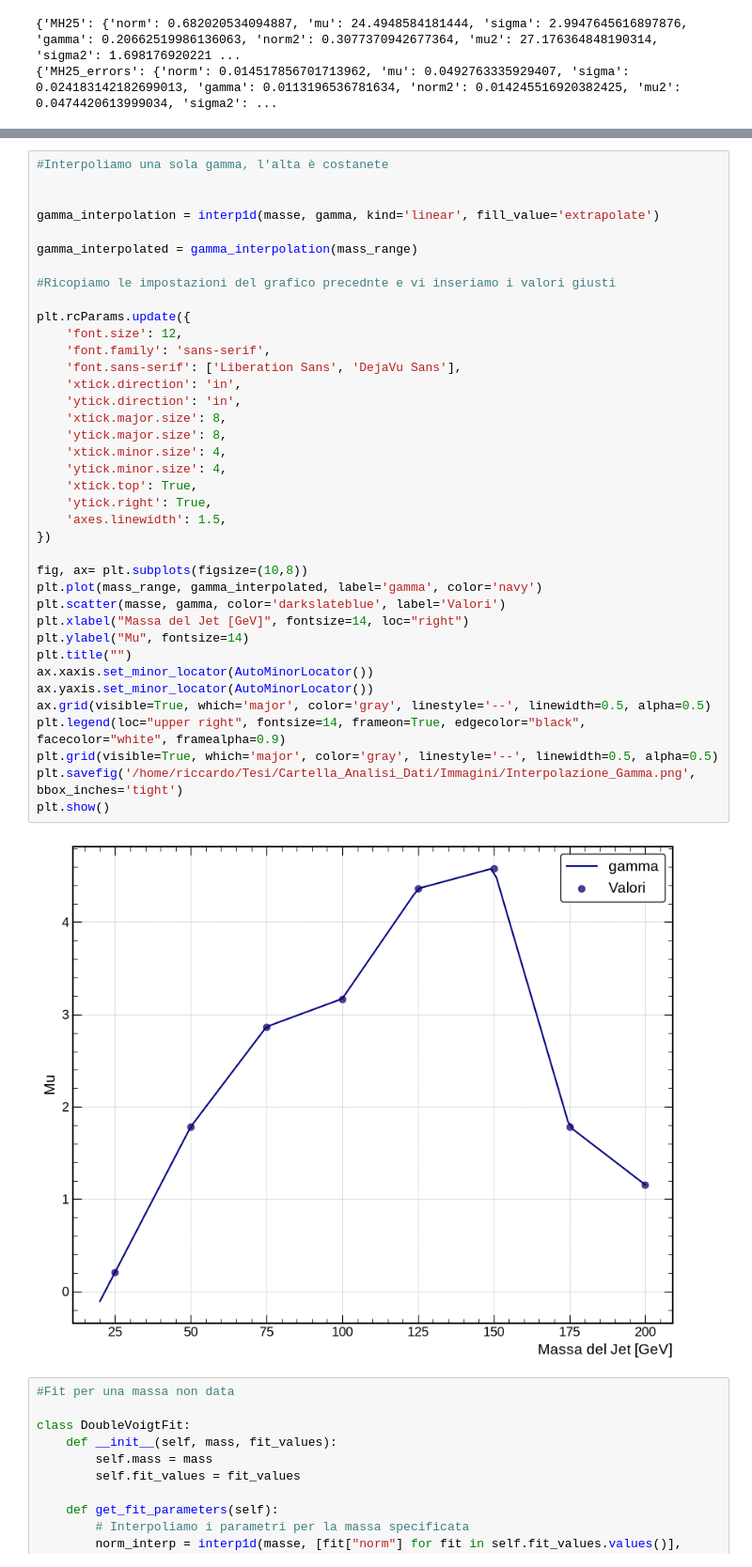
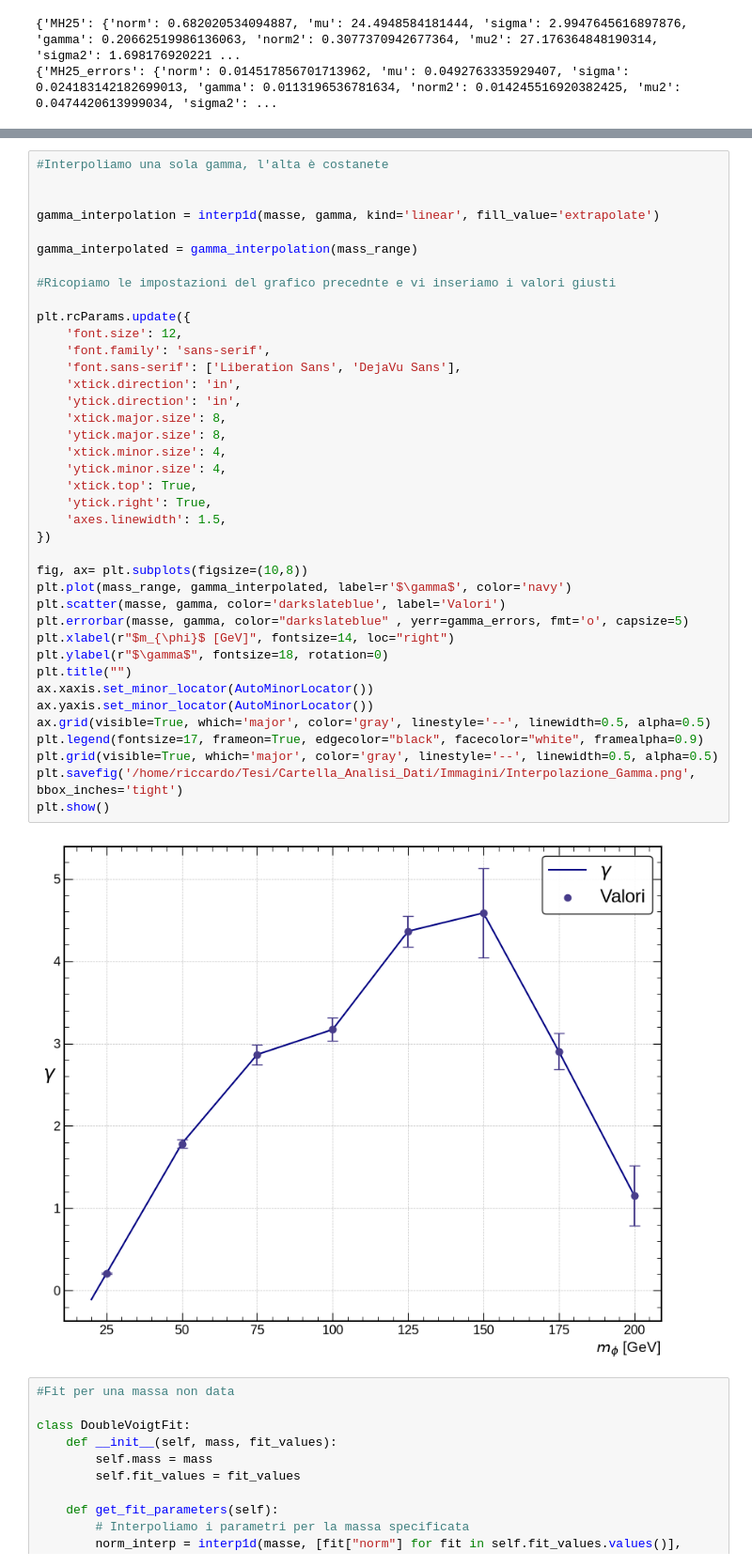
Before and after one commit to riccardocanterini-cyber/Tesi, a Jupyter notebook: Fit_Bifunzione/Interpolazione_BF.ipynb, the cells around one changed output, grey strips where cells are left out. Shown at 94% size. Cells and saved outputs as stored; diff of their text form.

```diff
--- a/Fit_Bifunzione/Interpolazione_BF.ipynb
+++ b/Fit_Bifunzione/Interpolazione_BF.ipynb
@@ -279,38 +363,39 @@ gamma_interpolation = interp1d(masse, gamma, kind='linear', fill_value='extrapol
 
 gamma_interpolated = gamma_interpolation(mass_range)
 
 #Ricopiamo le impostazioni del grafico precednte e vi inseriamo i valori giusti
 
 plt.rcParams.update({
     'font.size': 12,
     'font.family': 'sans-serif',
     'font.sans-serif': ['Liberation Sans', 'DejaVu Sans'],
     'xtick.direction': 'in',
     'ytick.direction': 'in',
     'xtick.major.size': 8,
     'ytick.major.size': 8,
     'xtick.minor.size': 4,
     'ytick.minor.size': 4,
     'xtick.top': True,
     'ytick.right': True,
     'axes.linewidth': 1.5,
 })
 
 fig, ax= plt.subplots(figsize=(10,8))
-plt.plot(mass_range, gamma_interpolated, label='gamma', color='navy')
+plt.plot(mass_range, gamma_interpolated, label=r'$\gamma$', color='navy')
 plt.scatter(masse, gamma, color='darkslateblue', label='Valori')
-plt.xlabel("Massa del Jet [GeV]", fontsize=14, loc="right")
-plt.ylabel("Mu", fontsize=14)
+plt.errorbar(masse, gamma, color="darkslateblue" , yerr=gamma_errors, fmt='o', capsize=5)
+plt.xlabel(r"$m_{\phi}$ [GeV]", fontsize=14, loc="right")
+plt.ylabel(r"$\gamma$", fontsize=18, rotation=0)
 plt.title("")
 ax.xaxis.set_minor_locator(AutoMinorLocator())
 ax.yaxis.set_minor_locator(AutoMinorLocator())
 ax.grid(visible=True, which='major', color='gray', linestyle='--', linewidth=0.5, alpha=0.5)
-plt.legend(loc="upper right", fontsize=14, frameon=True, edgecolor="black", facecolor="white", framealpha=0.9)
+plt.legend(fontsize=17, frameon=True, edgecolor="black", facecolor="white", framealpha=0.9)
 plt.grid(visible=True, which='major', color='gray', linestyle='--', linewidth=0.5, alpha=0.5)
 plt.savefig('/home/riccardo/Tesi/Cartella_Analisi_Dati/Immagini/Interpolazione_Gamma.png', bbox_inches='tight')
 plt.show()
 # %% [output]
-[figure, old version]
+[figure, new version]
 # %%
 #Fit per una massa non data
 
```
Also changed, not shown: parts of 10 cells of this notebook, 28 other files.
